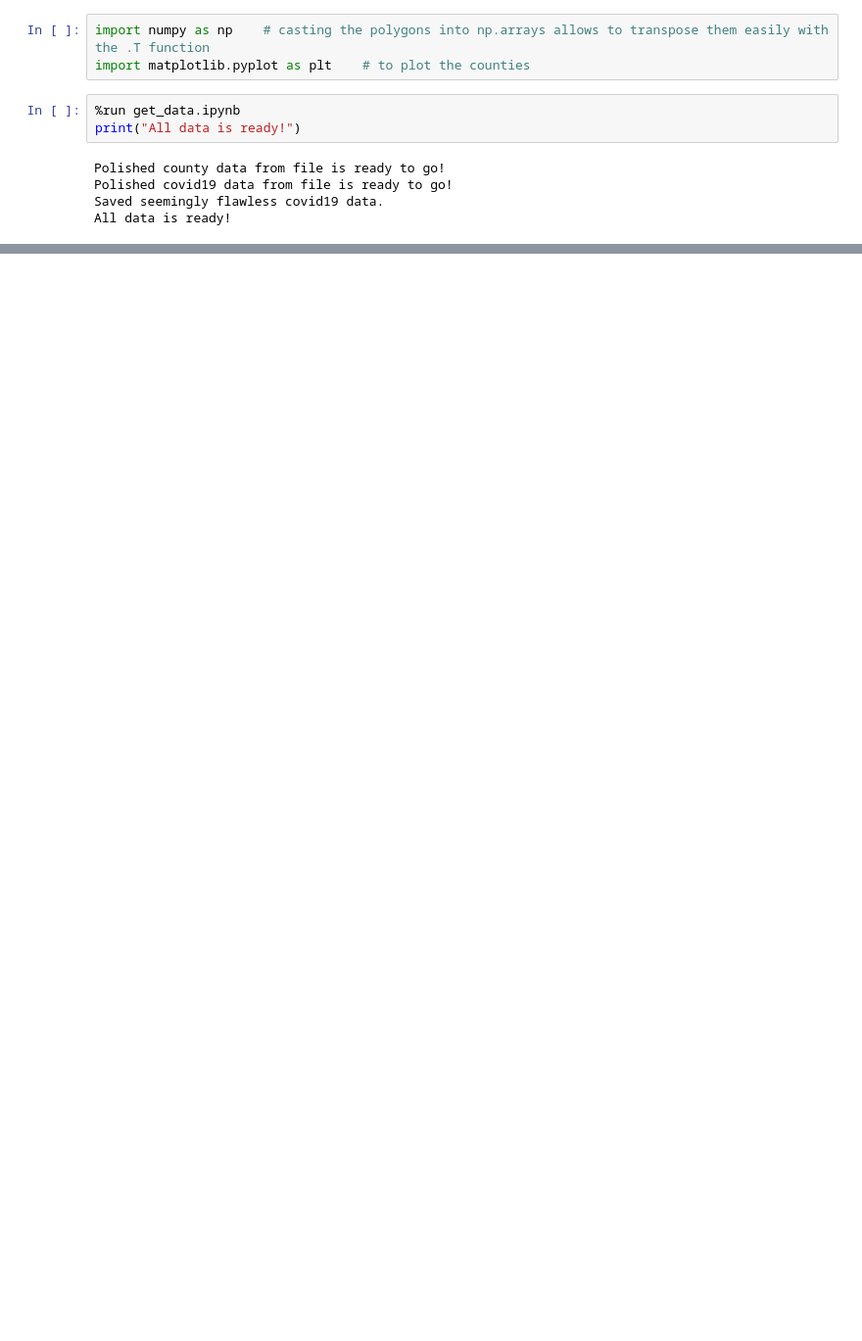
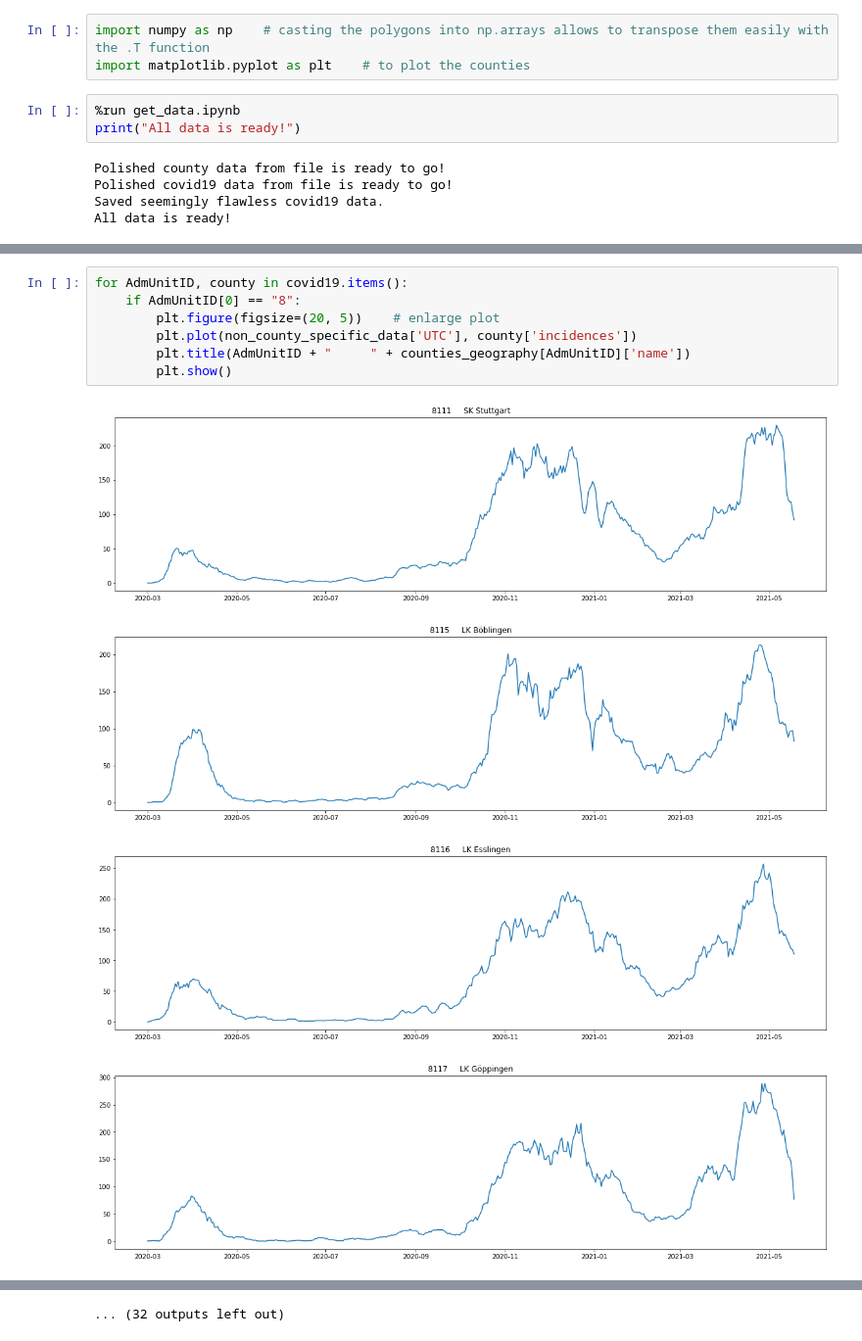
Before and after one commit to leanderbuerkin/germany_model_reconstruction, a Jupyter notebook: current_workspace/plot_data.ipynb, the cells around one changed output, grey strips where cells are left out. Shown at 98% size. Cells and saved outputs as stored; diff of their text form; blank space fills up the shorter version.

```diff
--- a/current_workspace/plot_data.ipynb
+++ b/current_workspace/plot_data.ipynb
@@ -17,0 +21,12 @@ plt.show()
+# %%
+for AdmUnitID, county in covid19.items():
+    if AdmUnitID[0] == "8":
+        plt.figure(figsize=(20, 5))    # enlarge plot
+        plt.plot(non_county_specific_data['UTC'], county['incidences'])
+        plt.title(AdmUnitID + "     " + counties_geography[AdmUnitID]['name'])
+        plt.show()
+# %% [output]
+[figure, added]
+[figure, added]
+[figure, added]
+[figure, added]
@@ -17,0 +41 @@ plt.show()
+... (32 outputs left out)
```
Also changed, not shown: parts of 2 cells of this notebook.
